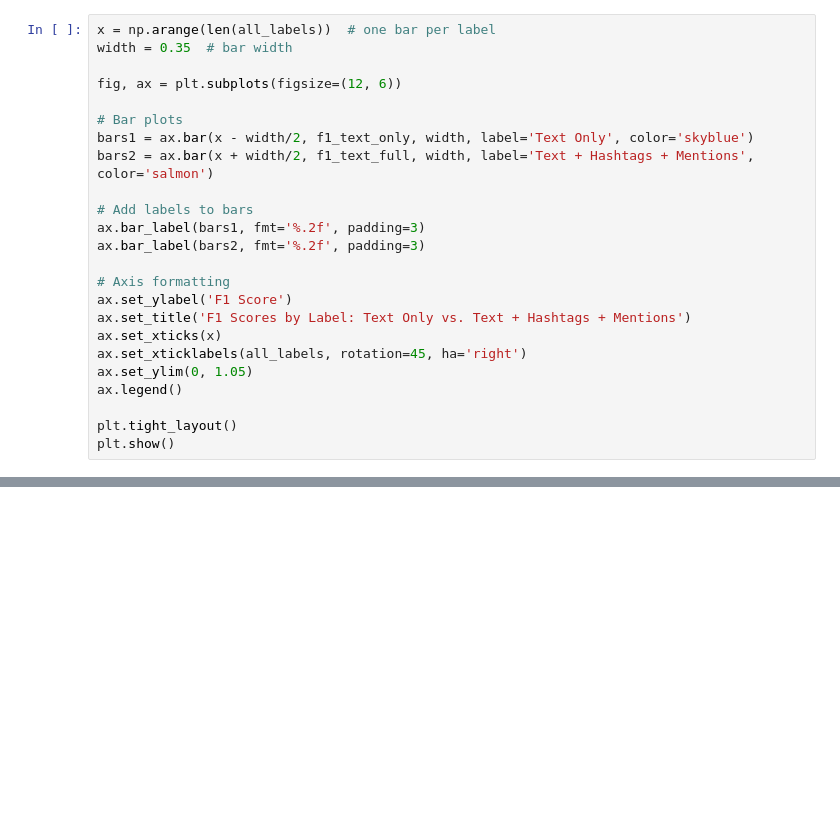
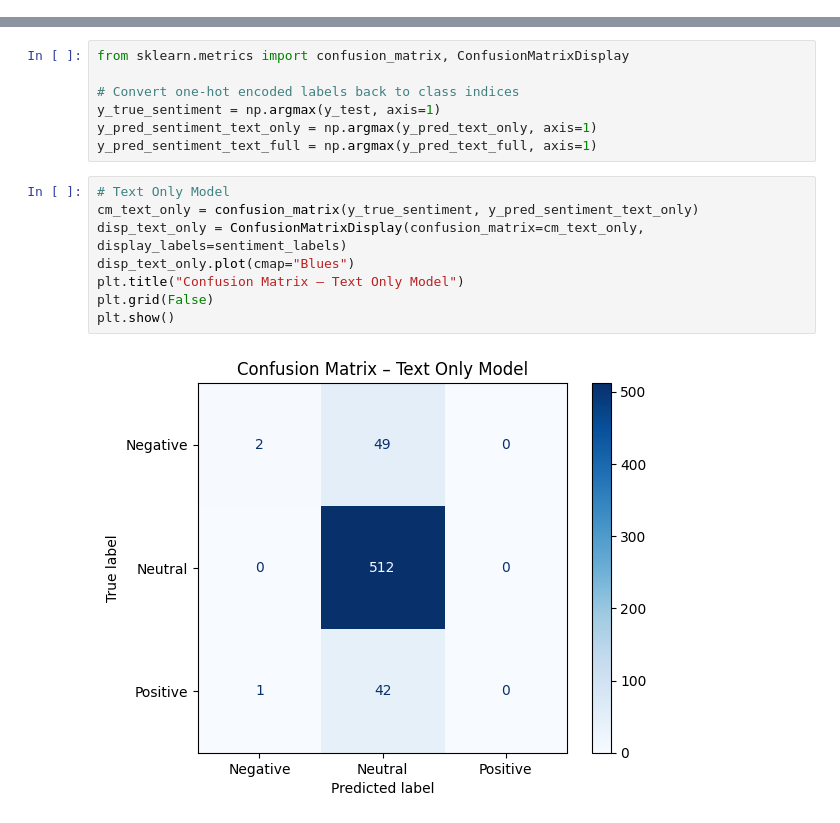
Before and after one commit to Lunazzzzz/SentimentAnalysisCCUS, a Jupyter notebook: CCUS_Model.ipynb, the cells around one changed output, grey strips where cells are left out. Drawn from its saved outputs; the diff is of its cells as text; blank space fills up the shorter version.

```diff
--- a/CCUS_Model.ipynb
+++ b/CCUS_Model.ipynb
@@ -126,24 +0,0 @@ width = 0.35  # Width of bars
-# %%
-x = np.arange(len(all_labels))  # one bar per label
-width = 0.35  # bar width
-
-fig, ax = plt.subplots(figsize=(12, 6))
-
-# Bar plots
-bars1 = ax.bar(x - width/2, f1_text_only, width, label='Text Only', color='skyblue')
-bars2 = ax.bar(x + width/2, f1_text_full, width, label='Text + Hashtags + Mentions', color='salmon')
-
-# Add labels to bars
-ax.bar_label(bars1, fmt='%.2f', padding=3)
-ax.bar_label(bars2, fmt='%.2f', padding=3)
-
-# Axis formatting
-ax.set_ylabel('F1 Score')
-ax.set_title('F1 Scores by Label: Text Only vs. Text + Hashtags + Mentions')
-ax.set_xticks(x)
-ax.set_xticklabels(all_labels, rotation=45, ha='right')
-ax.set_ylim(0, 1.05)
-ax.legend()
-
-plt.tight_layout()
-plt.show()
@@ -181,0 +134,17 @@ plt.show()
+# %%
+from sklearn.metrics import confusion_matrix, ConfusionMatrixDisplay
+
+# Convert one-hot encoded labels back to class indices
+y_true_sentiment = np.argmax(y_test, axis=1)
+y_pred_sentiment_text_only = np.argmax(y_pred_text_only, axis=1)
+y_pred_sentiment_text_full = np.argmax(y_pred_text_full, axis=1)
+# %%
+# Text Only Model
+cm_text_only = confusion_matrix(y_true_sentiment, y_pred_sentiment_text_only)
+disp_text_only = ConfusionMatrixDisplay(confusion_matrix=cm_text_only, display_labels=sentiment_labels)
+disp_text_only.plot(cmap="Blues")
+plt.title("Confusion Matrix – Text Only Model")
+plt.grid(False)
+plt.show()
+# %% [output]
+[figure, added]
```
Also changed, not shown: parts of 16 cells of this notebook.
